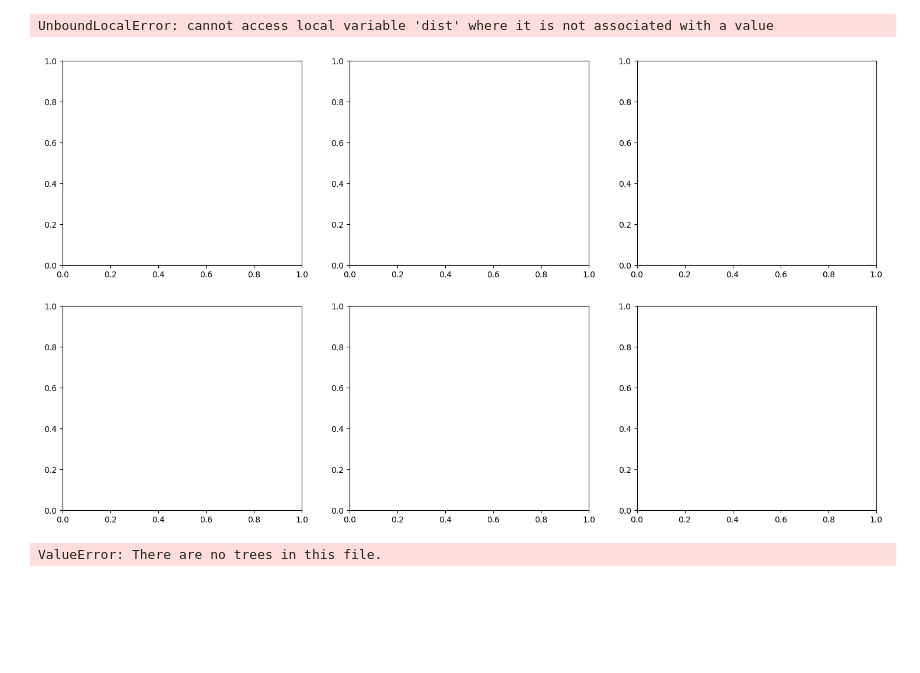
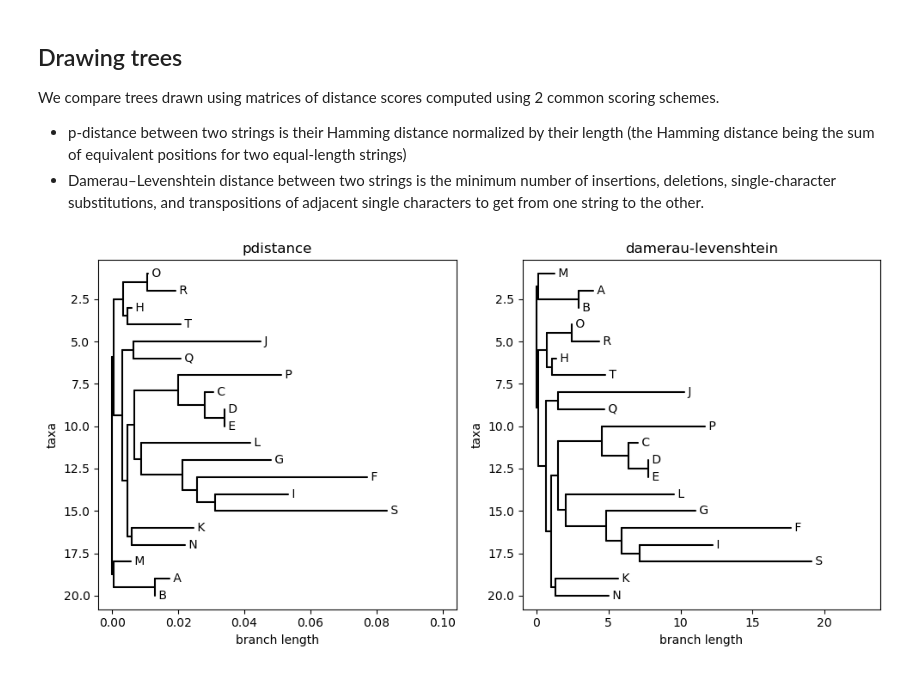
Before and after one commit to skookumer/EmpireOfDirt, a Jupyter notebook: project06/project06.ipynb, the cells around one changed output. Saved outputs shown, nothing was run; the diff lists cells and outputs as text; code cells hidden in the pictures; blank space fills up the shorter version.

```diff
--- a/project06/project06.ipynb
+++ b/project06/project06.ipynb
@@ -94,0 +25,15 @@ This was previously implemented. Feel free to import if you know how...or Copy &
+# %%
+# builds D matrix by pulling helpers to compute pairwise scores
+def build_distance_matrix(sequences: Dict[str, str], scoring_model: str = "hamming", sequence_type: str = "AA")\
+     -> Tuple[np.ndarray, List[str]]:
+
+    ids = list(sequences.keys())
+    n = len(ids)
+    D = np.zeros((n, n), dtype=float) # make square n x n empty D matrix
+
+    for i, id1 in enumerate(ids):
+        for j in range(i + 1, n):
+            id2 = ids[j]
+            dist = score_distance(sequences[id1], sequences[id2], scoring_model, sequence_type)
+            D[i, j] = D[j, i] = dist # mirrors value
+    return D, ids
@@ -265,29 +194,34 @@ def neighbour_joining(scoring_model, path="data/lafayette_SARS_RT.fasta"):
     tree = Phylo.read(StringIO(x), "newick")
     return tree
+# %% [markdown]
+## Drawing trees
+We compare trees drawn using matrices of distance scores computed using 2 common scoring schemes.
+- p-distance between two strings is their Hamming distance normalized by their length (the Hamming distance being the sum of equivalent positions for two equal-length strings)
+- Damerau–Levenshtein distance between two strings is the minimum number of insertions, deletions, single-character substitutions, and transpositions of adjacent single characters to get from one string to the other.
 # %%
-# Visualize tree for smith-waterman
 scoring_models = [
-    # "hamming",
-    # "p-distance",
-    # "jukes-cantor",
-    # "poisson",
-    # "levenshtein",
-    "smith_waterman",
+     "pdistance",
+     "damerau-levenshtein"
 ]
 
-# Create the subplot
-fig, axes = plt.subplots(2, 3, figsize=(18, 10))
+fig, axes = plt.subplots(1, 2, figsize=(10, 5))
 axes = axes.flatten()
+alphabet_list = list(string.ascii_uppercase)
 
-# Build and plot tree
 for ax, model in zip(axes, scoring_models):
-    tree = neighbour_joining(model)  # assumes it returns a tree object
-    # Draw tree
-    Phylo.draw(tree, axes=ax, do_show=False)
+    tree = neighbour_joining(model, taxon_names=alphabet_list)  # assumes it returns a tree object
+    Phylo.draw(
+        tree,
+        axes = ax,
+        do_show = False,
+        # branch_labels = lambda clade: (
+        #     None if clade.branch_length is None else f"{clade.branch_length:.2f}"
+        #     ) # mostly for debugging; without working on the more this is kind of messy
+        )
+
     ax.set_title(model)
 
 plt.tight_layout()
 plt.show()
 # %% [output]
-UnboundLocalError: cannot access local variable 'dist' where it is not associated with a value
-[figure, old version]
+[figure, new version]
@@ -324,15 +227,0 @@ def plot_tree(newick_tree: str) -> None:
-# %%
-if __name__ == "__main__":
-    # Read HIV RT sequences
-    sequences = fasta_to_Dict("data/lafayette_SARS_RT.fasta")
-
-    # Build distance matrix using Smith-Waterman
-    dist_matrix, seq_ids = build_distance_matrix(sequences)
-
-    # Generate unrooted tree using Neighbor-Joining
-    tree = neighbor_joining(dist_matrix, seq_ids)
-
-    # Plot tree
-    plot_tree(tree)
-# %% [output]
-ValueError: There are no trees in this file.
```
Also changed, not shown: parts of 17 cells of this notebook.
